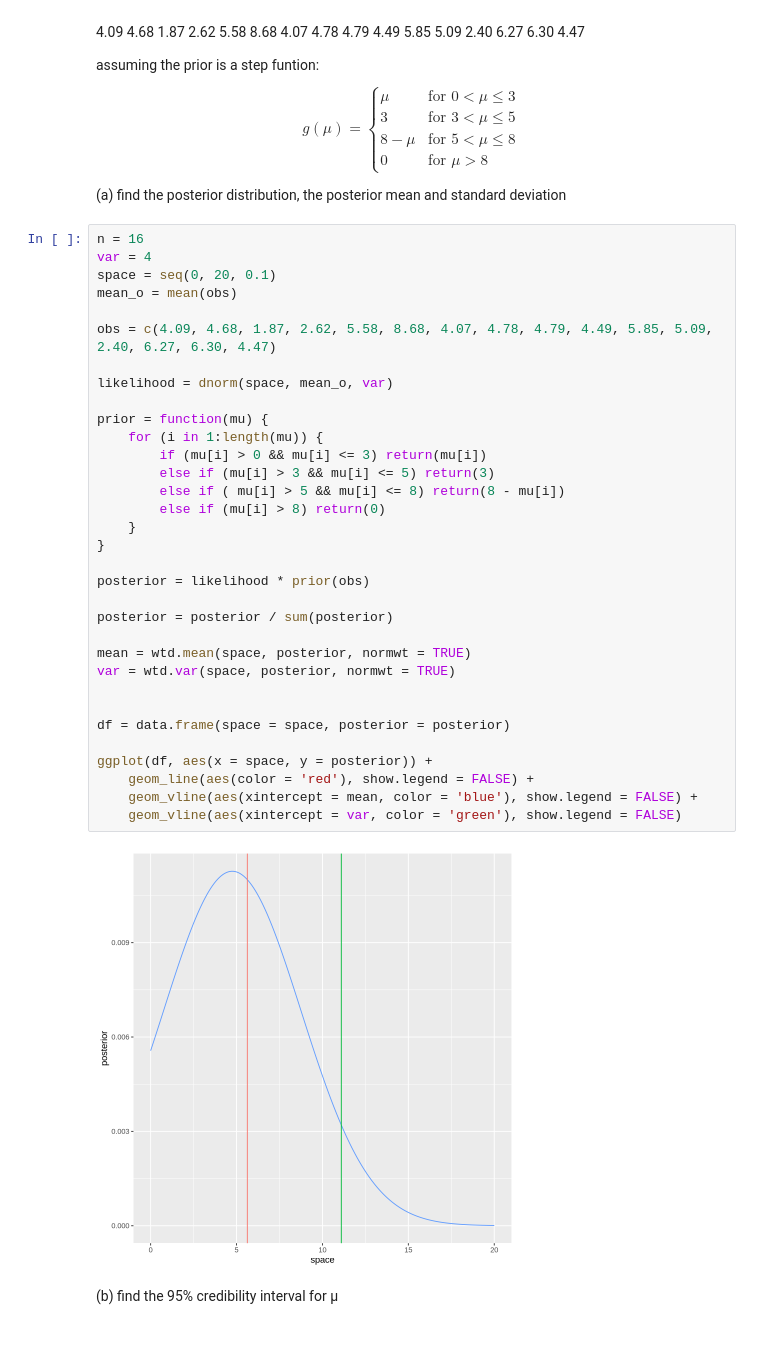
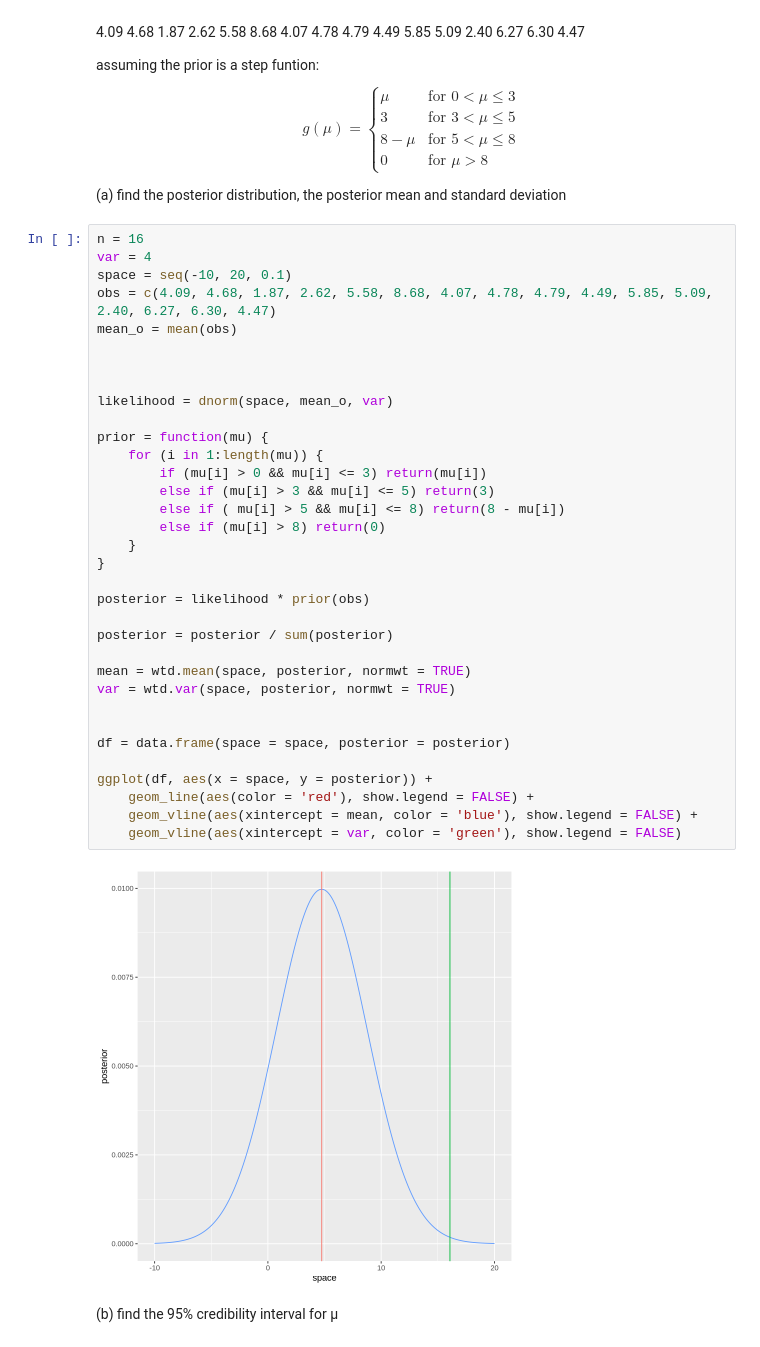
Before and after one commit to pietromalagoli/asp, a Jupyter notebook: code/lab04/Malagoli_Pietro_RLab04.ipynb, the cells around one changed output. Cells and saved outputs as stored; diff of their text form.

Commit message:
Lab04, Ex2 done. FIX GRAPHSgit add --all!

```diff
--- a/code/lab04/Malagoli_Pietro_RLab04.ipynb
+++ b/code/lab04/Malagoli_Pietro_RLab04.ipynb
@@ -107,37 +107,38 @@ $$g(\mu)= \begin{cases}\mu & \text { for } 0<\mu \leq 3 \\ 3 & \text { for } 3<\
 # %%
 n = 16
 var = 4
-space = seq(0, 20, 0.1)
+space = seq(-10, 20, 0.1)
+obs = c(4.09, 4.68, 1.87, 2.62, 5.58, 8.68, 4.07, 4.78, 4.79, 4.49, 5.85, 5.09, 2.40, 6.27, 6.30, 4.47)
 mean_o = mean(obs)
 
-obs = c(4.09, 4.68, 1.87, 2.62, 5.58, 8.68, 4.07, 4.78, 4.79, 4.49, 5.85, 5.09, 2.40, 6.27, 6.30, 4.47)
+
 
 likelihood = dnorm(space, mean_o, var)
 
 prior = function(mu) {
     for (i in 1:length(mu)) {
         if (mu[i] > 0 && mu[i] <= 3) return(mu[i])
         else if (mu[i] > 3 && mu[i] <= 5) return(3)
         else if ( mu[i] > 5 && mu[i] <= 8) return(8 - mu[i])
         else if (mu[i] > 8) return(0)
     }
 }
 
 posterior = likelihood * prior(obs)
 
 posterior = posterior / sum(posterior)
 
 mean = wtd.mean(space, posterior, normwt = TRUE)
 var = wtd.var(space, posterior, normwt = TRUE)
 
 
 df = data.frame(space = space, posterior = posterior)
 
 ggplot(df, aes(x = space, y = posterior)) +
     geom_line(aes(color = 'red'), show.legend = FALSE) +
     geom_vline(aes(xintercept = mean, color = 'blue'), show.legend = FALSE) +
     geom_vline(aes(xintercept = var, color = 'green'), show.legend = FALSE)
 # %% [output]
-[figure, old version]
+[figure, new version]
 # %% [markdown]
 (b) find the 95% credibility interval for μ
```
Also changed, not shown: parts of 7 cells of this notebook.
